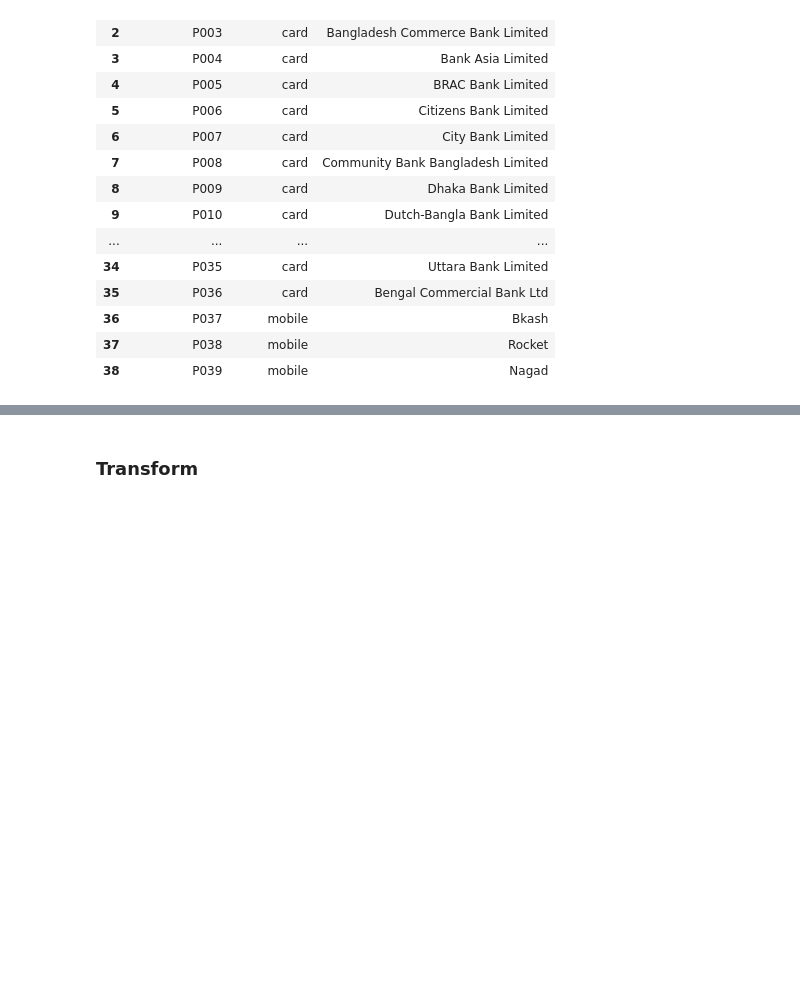
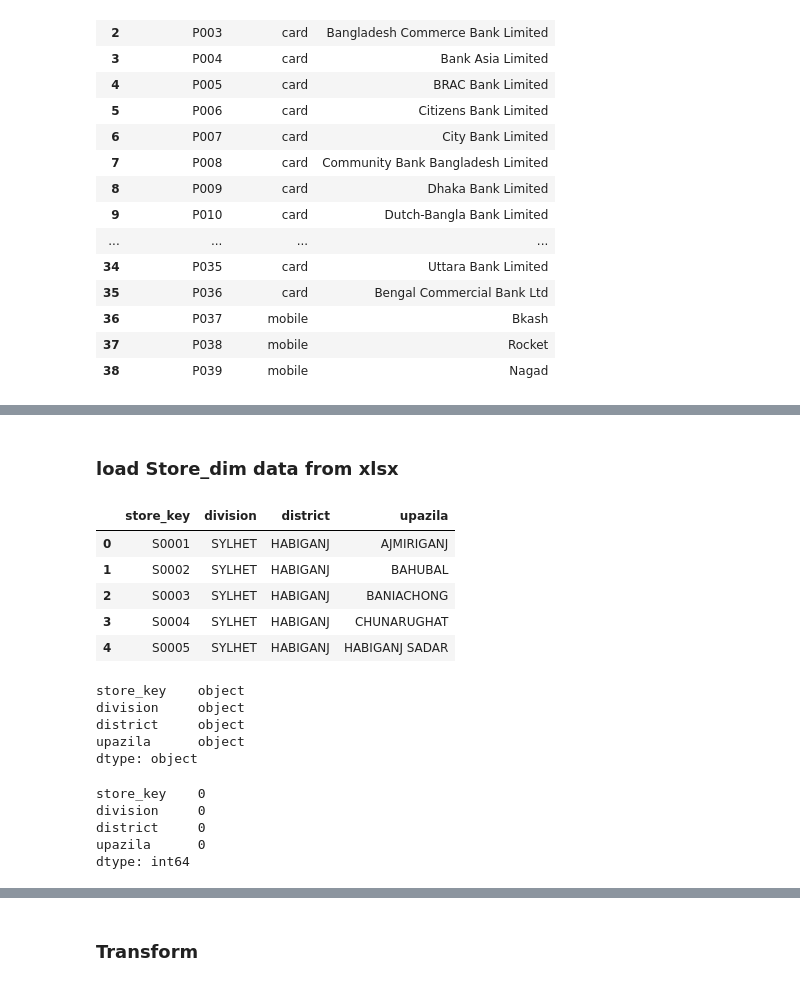
Before and after one commit to SadiaAlamChy/HDA-Tech-Learning, a Jupyter notebook: notebook/dataload/ETL.ipynb, the cells around one changed output, grey strips where cells are left out. Cells and saved outputs as stored; diff of their text form; code cells hidden in the pictures; blank space fills up the shorter version.

```diff
--- a/notebook/dataload/ETL.ipynb
+++ b/notebook/dataload/ETL.ipynb
@@ -127,0 +68,29 @@ print (trans_dim)
+# %% [markdown]
+### load Store_dim data from xlsx
+# %%
+store_df = pd.read_excel (r'C:\Users\HP\dataset\e-commerece_data.xlsx', sheet_name='Store_dim')
+store_df.head(5)
+# %% [output]
+|  | store_key | division | district | upazila |
+| 0 | S0001 | SYLHET | HABIGANJ | AJMIRIGANJ |
+| 1 | S0002 | SYLHET | HABIGANJ | BAHUBAL |
+| 2 | S0003 | SYLHET | HABIGANJ | BANIACHONG |
+| 3 | S0004 | SYLHET | HABIGANJ | CHUNARUGHAT |
+| 4 | S0005 | SYLHET | HABIGANJ | HABIGANJ SADAR |
+# %%
+store_df.dtypes
+# %% [output]
+store_key    object
+division     object
+district     object
+upazila      object
+dtype: object
+# %%
+#checking for null values
+store_df.isna().sum()
+# %% [output]
+store_key    0
+division     0
+district     0
+upazila      0
+dtype: int64
```
Also changed, not shown: parts of 34 cells of this notebook, 1 other file.
